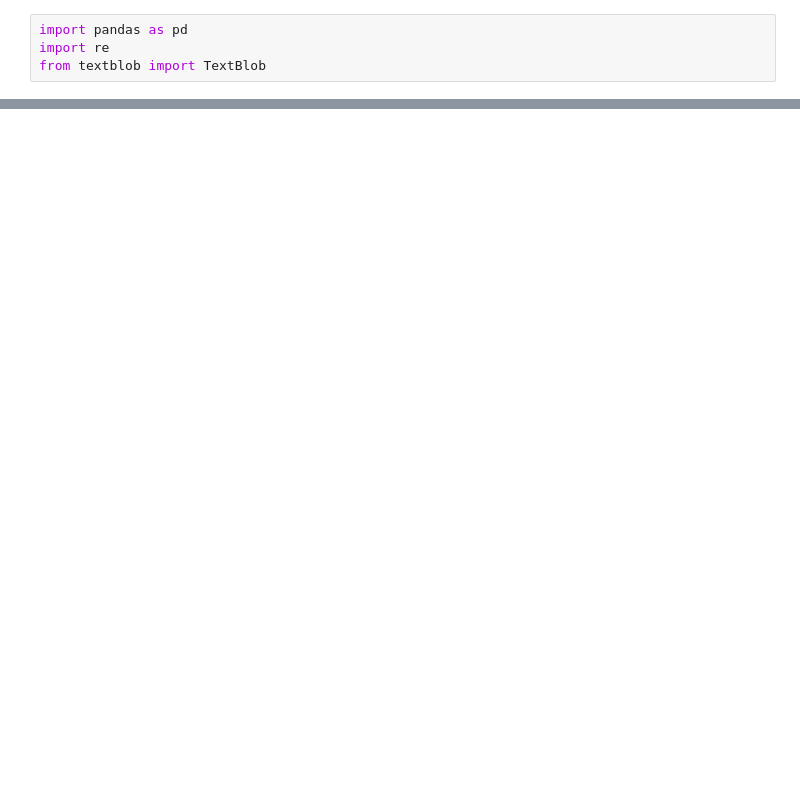
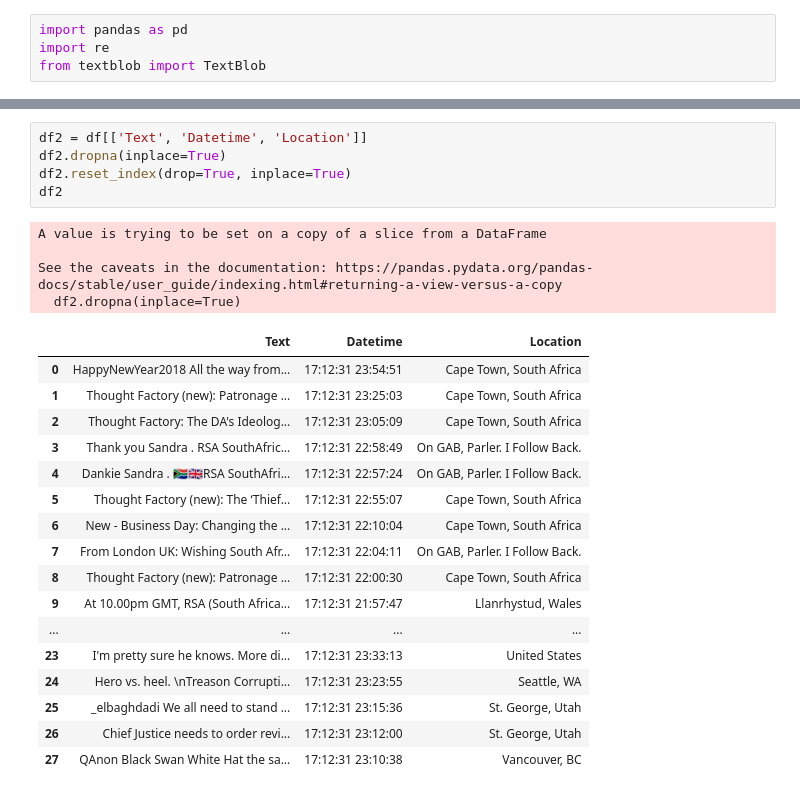
Before and after one commit to njabulodark/datathon, a Jupyter notebook: clean_text.ipynb, the cells around one changed output, grey strips where cells are left out. Saved outputs shown, nothing was run; the diff lists cells and outputs as text; blank space fills up the shorter version.

```diff
--- a/clean_text.ipynb
+++ b/clean_text.ipynb
@@ -45,0 +54,27 @@ df
+# %%
+df2 = df[['Text', 'Datetime', 'Location']]
+df2.dropna(inplace=True)
+df2.reset_index(drop=True, inplace=True)
+df2
+# %% [output]
+A value is trying to be set on a copy of a slice from a DataFrame
+
+See the caveats in the documentation: https://pandas.pydata.org/pandas-docs/stable/user_guide/indexing.html#returning-a-view-versus-a-copy
+  df2.dropna(inplace=True)
+|  | Text | Datetime | Location |
+| 0 | HappyNewYear2018 All the way from... | 17:12:31 23:54:51 | Cape Town, South Africa |
+| 1 | Thought Factory (new): Patronage ... | 17:12:31 23:25:03 | Cape Town, South Africa |
+| 2 | Thought Factory: The DA's Ideolog... | 17:12:31 23:05:09 | Cape Town, South Africa |
+| 3 | Thank you Sandra . RSA SouthAfric... | 17:12:31 22:58:49 | On GAB, Parler. I Follow Back. |
+| 4 | Dankie Sandra . 🇿🇦🇬🇧RSA SouthAfri... | 17:12:31 22:57:24 | On GAB, Parler. I Follow Back. |
+| 5 | Thought Factory (new): The ‘Thief... | 17:12:31 22:55:07 | Cape Town, South Africa |
+| 6 | New - Business Day: Changing the ... | 17:12:31 22:10:04 | Cape Town, South Africa |
+| 7 | From London UK: Wishing South Afr... | 17:12:31 22:04:11 | On GAB, Parler. I Follow Back. |
+| 8 | Thought Factory (new): Patronage ... | 17:12:31 22:00:30 | Cape Town, South Africa |
+| 9 | At 10.00pm GMT, RSA (South Africa... | 17:12:31 21:57:47 | Llanrhystud, Wales |
+| ... | ... | ... | ... |
+| 23 | I'm pretty sure he knows. More di... | 17:12:31 23:33:13 | United States |
+| 24 | Hero vs. heel. \nTreason Corrupti... | 17:12:31 23:23:55 | Seattle, WA |
+| 25 | _elbaghdadi We all need to stand ... | 17:12:31 23:15:36 | St. George, Utah |
+| 26 | Chief Justice needs to order revi... | 17:12:31 23:12:00 | St. George, Utah |
+| 27 | QAnon Black Swan White Hat the sa... | 17:12:31 23:10:38 | Vancouver, BC |
```
Also changed, not shown: parts of 4 cells of this notebook, 1 other file.
